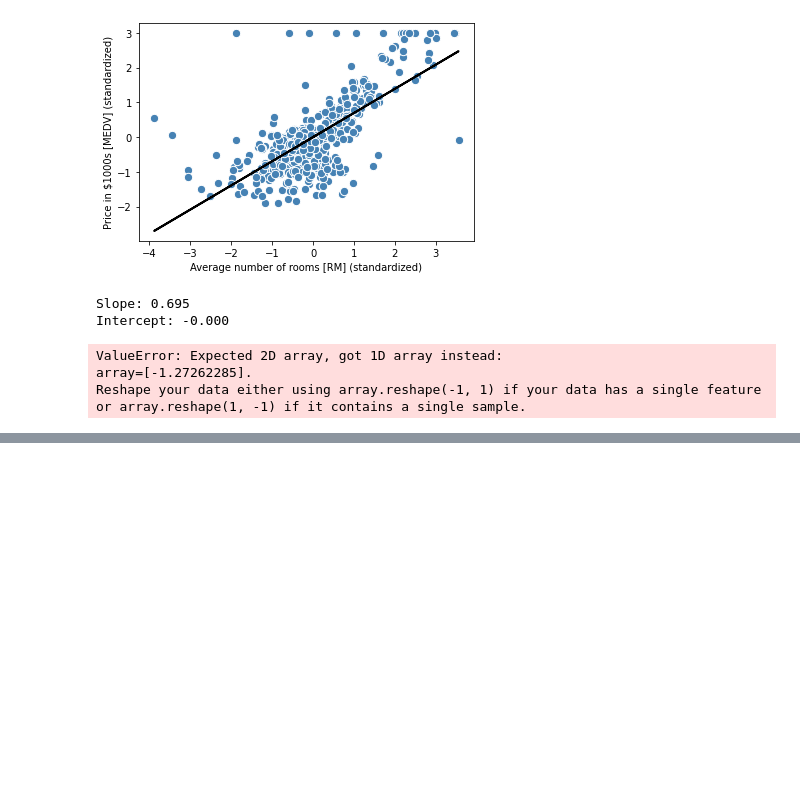
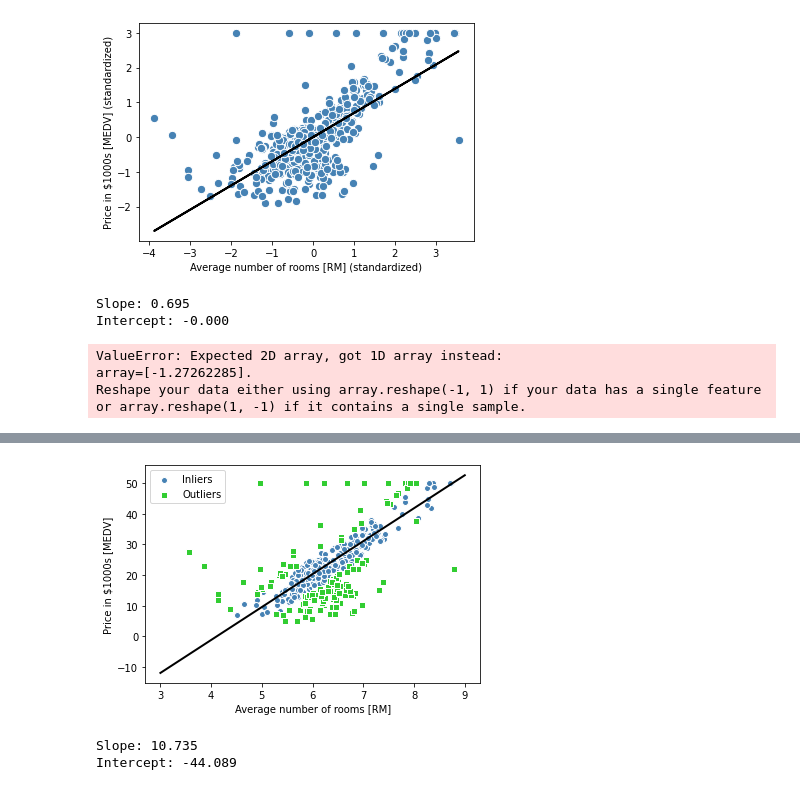
Before and after one commit to rayyyy/python-ai-programing, a Jupyter notebook: ch10/ch10.ipynb, the cells around one changed output, grey strips where cells are left out. Cells and saved outputs as stored; diff of their text form; code cells hidden in the pictures; blank space fills up the shorter version.

```diff
--- a/ch10/ch10.ipynb
+++ b/ch10/ch10.ipynb
@@ -136,0 +169,51 @@ Reshape your data either using array.reshape(-1, 1) if your data has a single fe
+# %%
+from sklearn.linear_model import RANSACRegressor
+
+ransac = RANSACRegressor(
+    LinearRegression(),
+    max_trials=100,
+    min_samples=50,
+    loss="absolute_loss",
+    residual_threshold=5.0,
+    random_state=0,
+)
+
+
+ransac.fit(X, y)
+
+inlier_mask = ransac.inlier_mask_
+outlier_mask = np.logical_not(inlier_mask)
+
+line_X = np.arange(3, 10, 1)
+line_y_ransac = ransac.predict(line_X[:, np.newaxis])
+plt.scatter(
+    X[inlier_mask],
+    y[inlier_mask],
+    c="steelblue",
+    edgecolor="white",
+    marker="o",
+    label="Inliers",
+)
+plt.scatter(
+    X[outlier_mask],
+    y[outlier_mask],
+    c="limegreen",
+    edgecolor="white",
+    marker="s",
+    label="Outliers",
+)
+plt.plot(line_X, line_y_ransac, color="black", lw=2)
+plt.xlabel("Average number of rooms [RM]")
+plt.ylabel("Price in $1000s [MEDV]")
+plt.legend(loc="upper left")
+
+# plt.savefig('images/10_08.png', dpi=300)
+plt.show()
+# %% [output]
+[figure, added]
+# %%
+print("Slope: %.3f" % ransac.estimator_.coef_[0])
+print("Intercept: %.3f" % ransac.estimator_.intercept_)
+# %% [output]
+Slope: 10.735
+Intercept: -44.089
```
Also changed, not shown: parts of 26 cells of this notebook, 3 other files.
